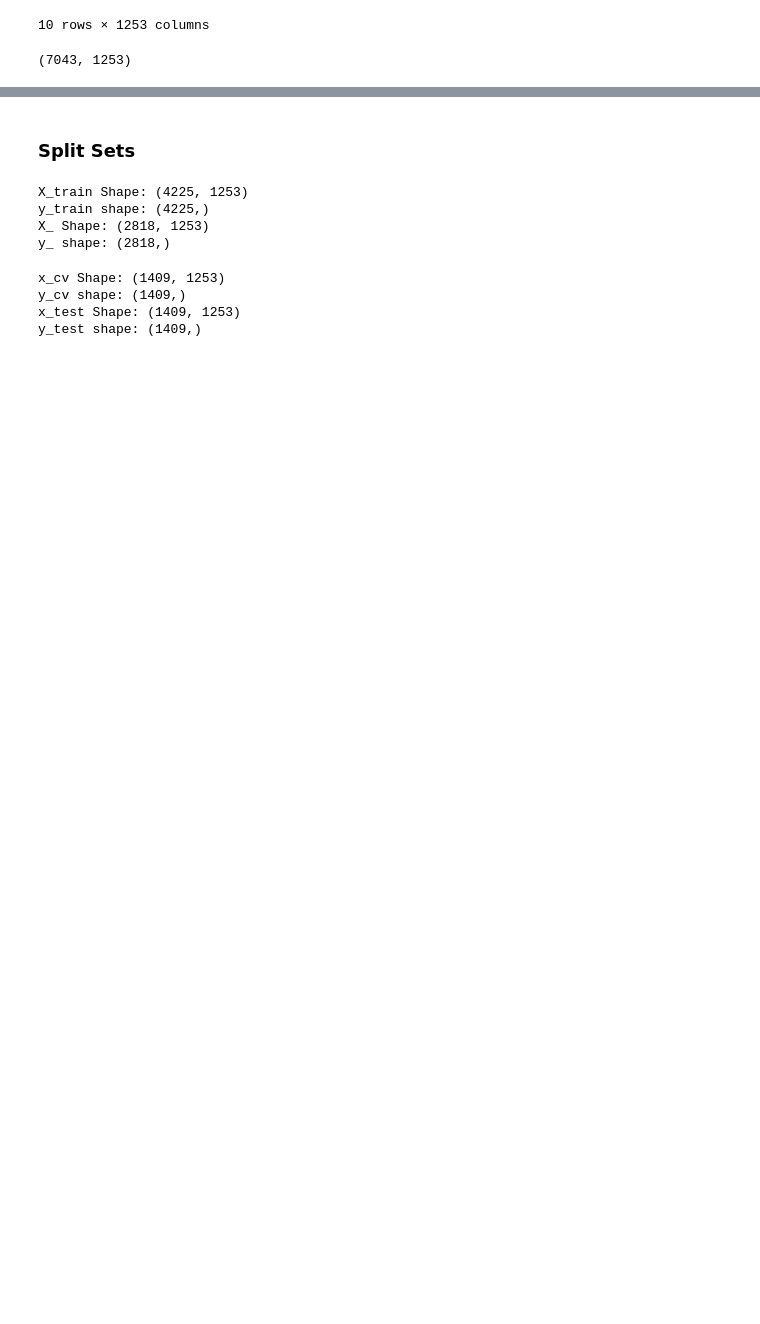
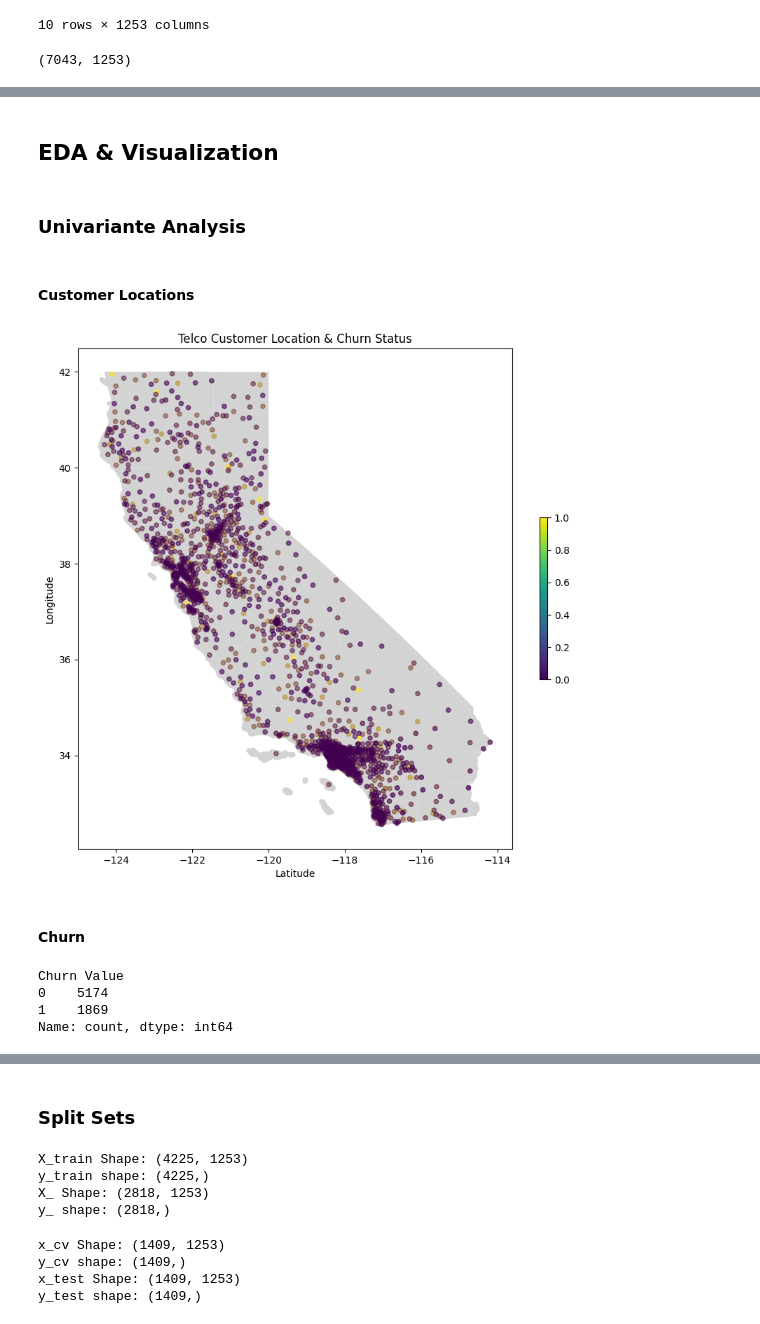
Before and after one commit to minari314159/Telco-Customer-Churn-Prediction, a Jupyter notebook: Customer_Churn_Prediction.ipynb, the cells around one changed output, grey strips where cells are left out. Drawn from its saved outputs; the diff is of its cells as text; code cells hidden in the pictures; blank space fills up the shorter version.

```diff
--- a/Customer_Churn_Prediction.ipynb
+++ b/Customer_Churn_Prediction.ipynb
@@ -253,0 +215,6 @@ df_cat.shape
+# %% [markdown]
+## EDA & Visualization
+# %% [markdown]
+### Univariante Analysis
+# %% [markdown]
+#### Customer Locations
@@ -253,0 +229,20 @@ df_cat.shape
+# %%
+fig, ax = plt.subplots(figsize=(10, 10))
+cali_map.to_crs(epsg=4326).plot(ax=ax, color='lightgrey')
+geo_df.plot(ax=ax, alpha=0.2, column='Churn Value',
+            legend=True, legend_kwds={'shrink': 0.3}, markersize=20, cmap='viridis')
+ax.set_title('Telco Customer Location & Churn Status')
+plt.xlabel('Latitude')
+plt.ylabel('Longitude')
+plt.show()
+# %% [output]
+[figure, added]
+# %% [markdown]
+#### Churn
+# %%
+df['Churn Value'].value_counts()
+# %% [output]
+Churn Value
+0    5174
+1    1869
+Name: count, dtype: int64
```
Also changed, not shown: parts of 35 cells of this notebook.
